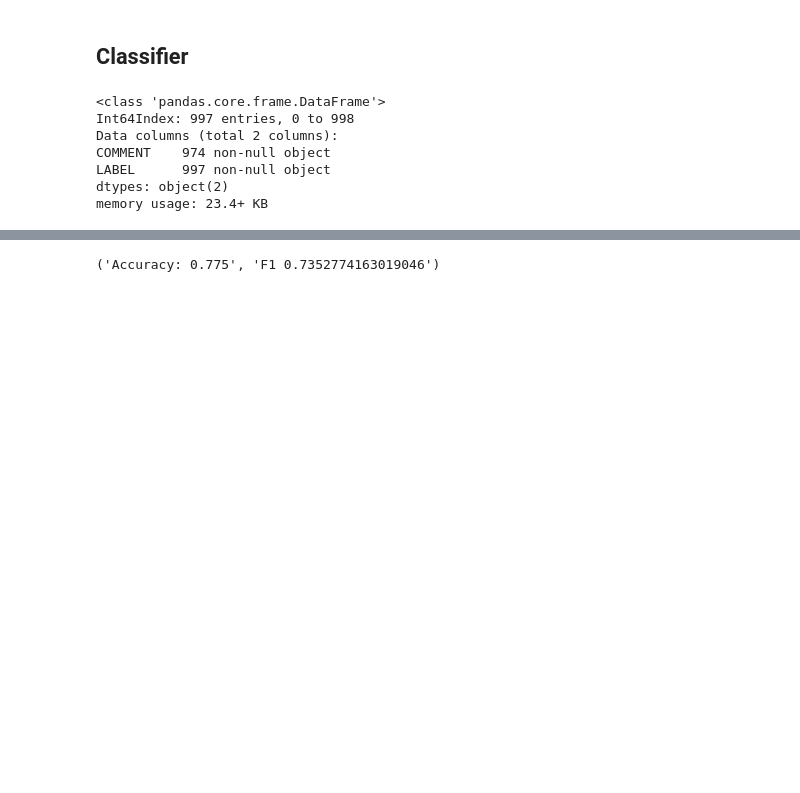
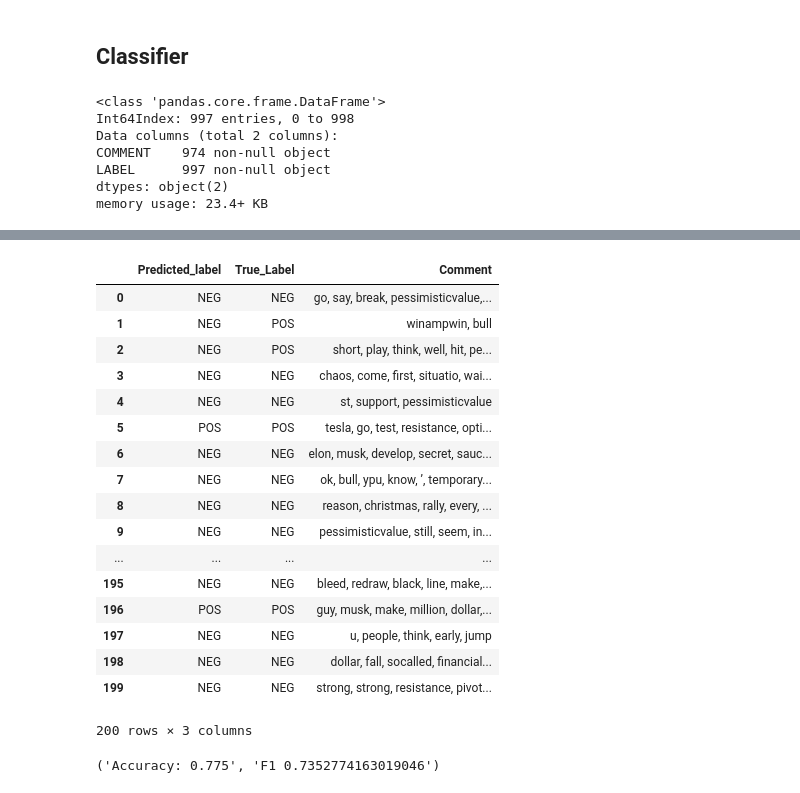
Before and after one commit to falkenovergaard/TA_Exam, a Jupyter notebook: TA_Classification.ipynb, the cells around one changed output, grey strips where cells are left out. Cells and saved outputs as stored; diff of their text form; code cells hidden in the pictures; blank space fills up the shorter version.

```diff
--- a/TA_Classification.ipynb
+++ b/TA_Classification.ipynb
@@ -76,7 +88,7 @@ def classifier(clf,strat,vec,df):
     if strat == "y":
         X_train, X_test, y_train, y_test = train_test_split(X, y, test_size=0.2,random_state=42)
         X_train_counts = count.fit_transform(X_train)
-        print(X_train_counts)
+        #print(X_train_counts)
         X_test_counts = count.transform(X_test)
 
 
@@ -101,12 +113,14 @@ def classifier(clf,strat,vec,df):
     yPred = clf.predict(X_test_counts)
     yPred_log = clf.predict_proba(X_test_counts)
 
-    list_ = list(zip(yPred, X_test))
+    list_P = list(zip(yPred, X_test))
+    list_T = list(zip(yPred, y_test, X_test))
+
 
     acc=accuracy_score(y_test,yPred)
     f1=f1_score(y_test,yPred, average='weighted')
 
-    return clf, count,"Accuracy: %s" % acc, "F1 %s" % f1, list_, yPred_log
+    return clf, count,"Accuracy: %s" % acc, "F1 %s" % f1, list_P, list_T
 # %%
 result_hl_neg=classifier("lr","y","cv",df_neg)
 result_hl_pos=classifier("lr","y","cv",df_pos)
@@ -133,3 +129,24 @@ result_hl_pos=classifier("lr","y","cv",df_pos)
+# %%
+df_result_hl_neg
+# %% [output]
+|  | Predicted_label | True_Label | Comment |
+| 0 | NEG | NEG | go, say, break, pessimisticvalue,... |
+| 1 | NEG | POS | winampwin, bull |
+| 2 | NEG | POS | short, play, think, well, hit, pe... |
+| 3 | NEG | NEG | chaos, come, first, situatio, wai... |
+| 4 | NEG | NEG | st, support, pessimisticvalue |
+| 5 | POS | POS | tesla, go, test, resistance, opti... |
+| 6 | NEG | NEG | elon, musk, develop, secret, sauc... |
+| 7 | NEG | NEG | ok, bull, ypu, know, ’, temporary... |
+| 8 | NEG | NEG | reason, christmas, rally, every, ... |
+| 9 | NEG | NEG | pessimisticvalue, still, seem, in... |
+| ... | ... | ... | ... |
+| 195 | NEG | NEG | bleed, redraw, black, line, make,... |
+| 196 | POS | POS | guy, musk, make, million, dollar,... |
+| 197 | NEG | NEG | u, people, think, early, jump |
+| 198 | NEG | NEG | dollar, fall, socalled, financial... |
+| 199 | NEG | NEG | strong, strong, resistance, pivot... |
+200 rows × 3 columns
 # %%
 result_hl_neg[2:4]
 # %% [output]
```
Also changed, not shown: parts of 5 cells of this notebook, 3 other files.
